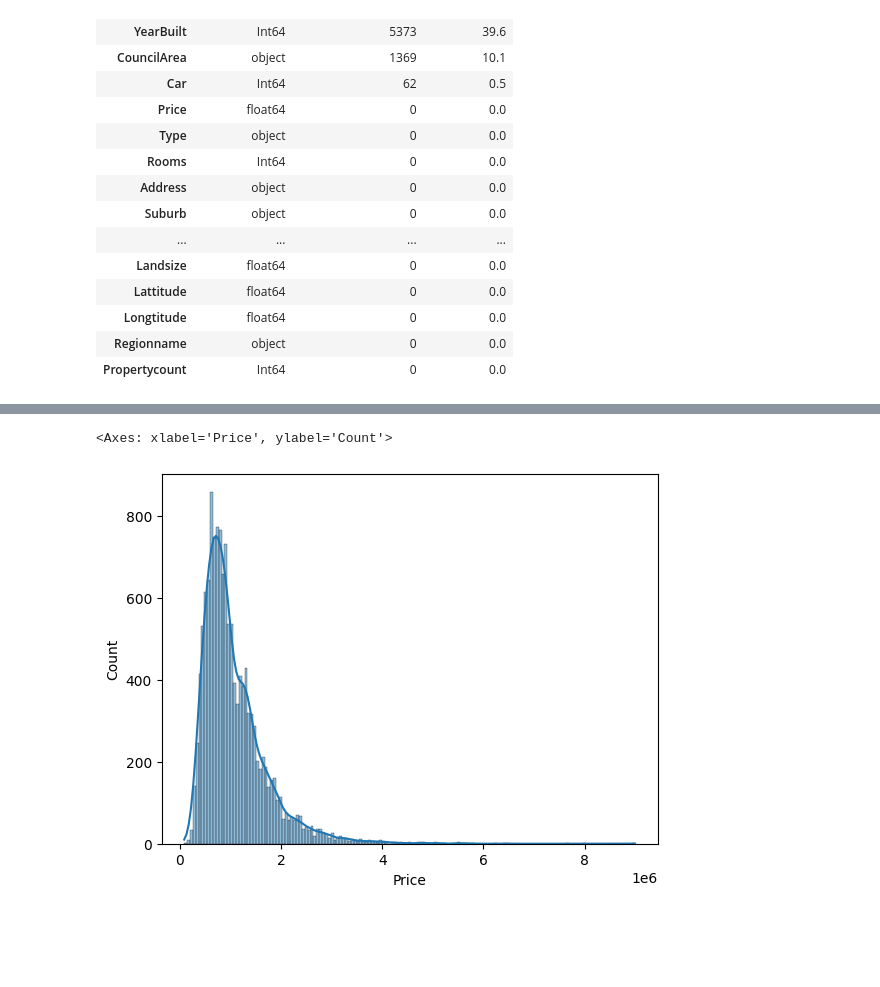
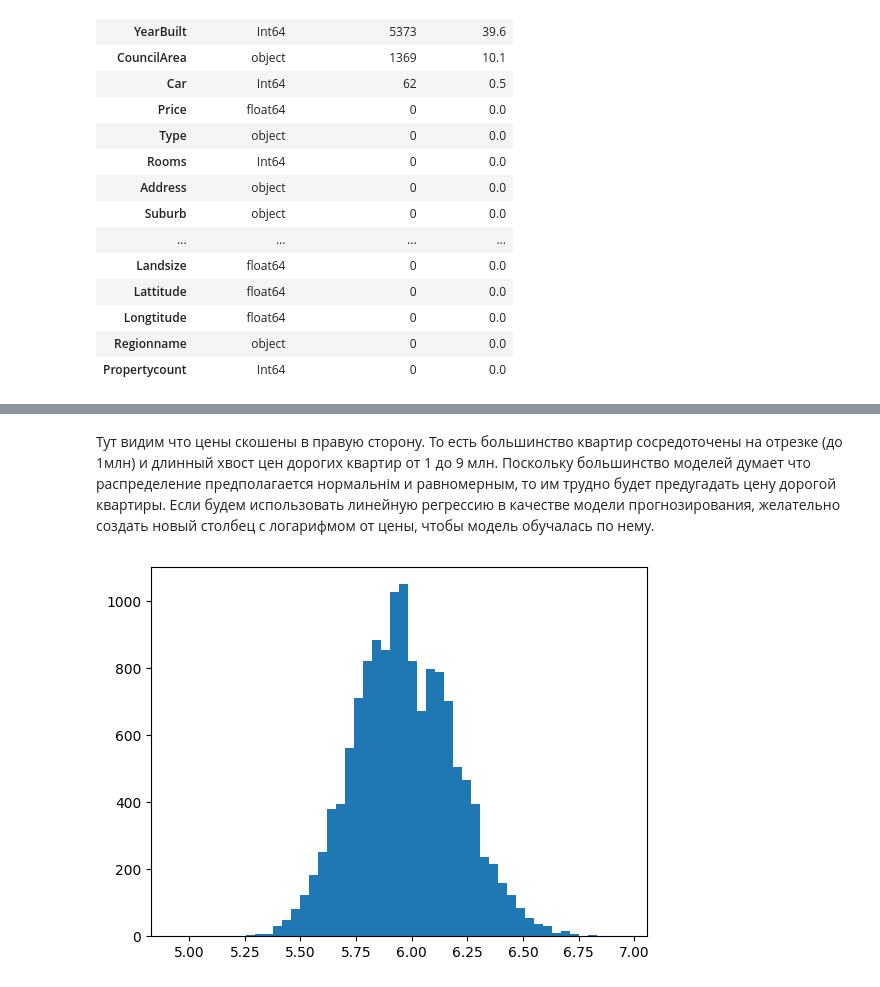
Before and after one commit to Alister44/Melbourne_Housing, a Jupyter notebook: notebooks/solution_easy.ipynb, the cells around one changed output, grey strips where cells are left out. Saved outputs shown, nothing was run; the diff lists cells and outputs as text; code cells hidden in the pictures; blank space fills up the shorter version.

```diff
--- a/notebooks/solution_easy.ipynb
+++ b/notebooks/solution_easy.ipynb
@@ -270,5 +270,8 @@ df['Price'].hist(bins=50)
-# %%
-sns.histplot(df['Price'], kde=True)
-# %% [output]
-<Axes: xlabel='Price', ylabel='Count'>
-[figure, removed]
+# %% [markdown]
+Тут видим что цены скошены в правую сторону. То есть большинство квартир сосредоточены на отрезке (до 1млн) и длинный хвост цен дорогих квартир от 1 до 9 млн. Поскольку большинство моделей думает что распределение предполагается нормальнім и равномерным, то им трудно будет предугадать цену  дорогой квартиры. Если будем использовать линейную регрессию в качестве модели прогнозирования, желательно создать новый столбец с логарифмом от цены, чтобы модель обучалась по нему.
+# %%
+# преобразовали цену к логарифму и получили нормальное распределение
+plt.hist(np.log10(df["Price"]), bins=50)
+plt.show()
+# %% [output]
+[figure, added]
```
Also changed, not shown: parts of 12 cells of this notebook.
